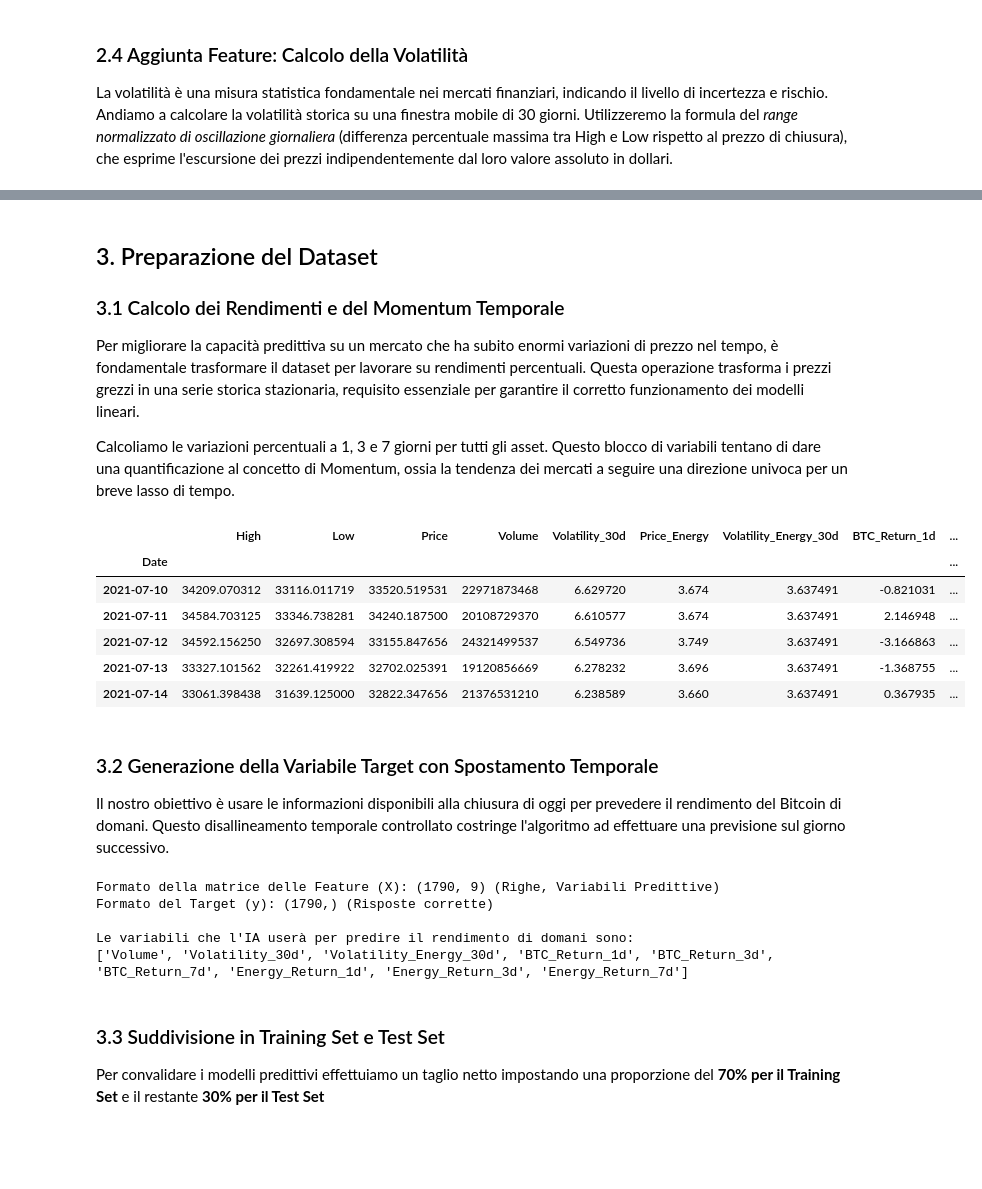
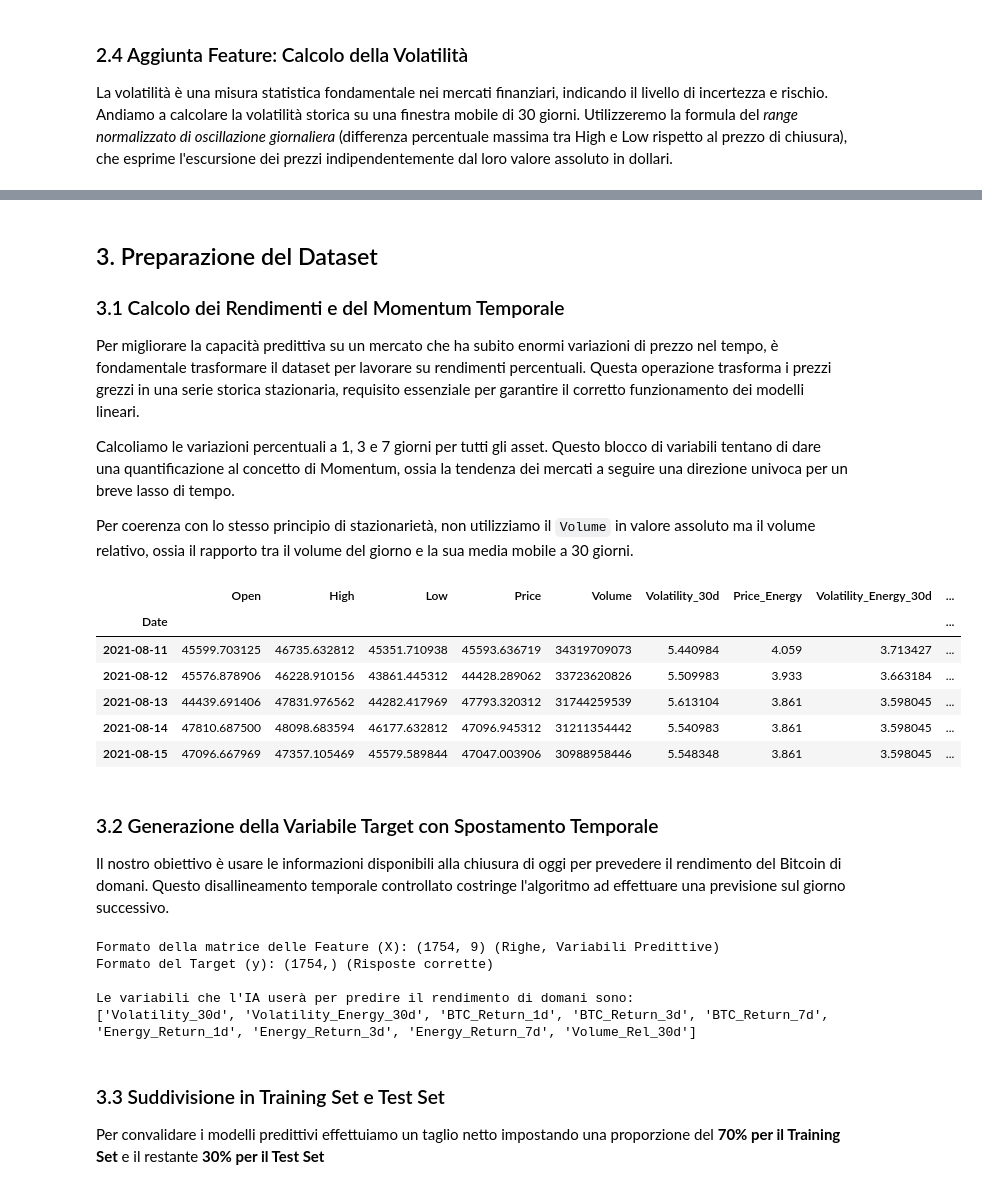
Before and after one commit to TverdohlebEgor/ProgettoDataIntensive, a Jupyter notebook: main.ipynb, the cells around one changed output, grey strips where cells are left out. Cells and saved outputs as stored; diff of their text form; code cells hidden in the pictures; blank space fills up the shorter version.

```diff
--- a/main.ipynb
+++ b/main.ipynb
@@ -49,8 +49,11 @@ Procediamo all'estrazione dei dati storici relativi alla criptovaluta di cui vog
 - `Dividends`: Dividendi distribuiti (tipico delle azioni, non applicabile alle crypto).
 - `Stock Splits`: Frazionamenti azionari (non applicabile alle crypto).
 # %%
+DATA_START = "2021-06-01"
+DATA_END   = "2026-06-01"
+
 btc = yf.Ticker("BTC-USD")
-df = btc.history(period="5y")
+df = btc.history(start=DATA_START, end=DATA_END)
 display(df.tail())
 # %% [output]
 |  | Open | High | Low | Close | Volume | Dividends | Stock Splits |
@@ -108,6 +111,6 @@ Come previsto la differenza media è virtualmente nulla, possiamo quindi rinomin
 # %%
 df = df.rename(columns={'Close': 'Price'})
-df.drop(columns=['Open_Tomorrow', 'Gap_Percentuale', 'Open'], inplace=True)
+df.drop(columns=['Open_Tomorrow', 'Gap_Percentuale'], inplace=True)
 # %% [markdown]
 ### 2.3 Integrazione dei Dati di altre cryptovalute (Ethereum e Solana)
 
@@ -116,10 +119,10 @@ Per arricchire il contesto predittivo dell'algoritmo, andiamo a implementare un'
 Scarichiamo i dati storici di altre due monete virtuali **Ethereum (ETH-USD)** e **Solana (SOL-USD)**, allineandole sul dataset principale.
 # %%
 eth = yf.Ticker("ETH-USD")
-df_eth = eth.history(period="5y")[['Close']].rename(columns={'Close': 'Price_ETH'})
+df_eth = eth.history(start=DATA_START, end=DATA_END)[['Close']].rename(columns={'Close': 'Price_ETH'})
 
 sol = yf.Ticker("SOL-USD")
-df_sol = sol.history(period="5y")[['Close']].rename(columns={'Close': 'Price_SOL'})
+df_sol = sol.history(start=DATA_START, end=DATA_END)[['Close']].rename(columns={'Close': 'Price_SOL'})
 
 df = df.join(df_eth, how='left')
 df = df.join(df_sol, how='left')
@@ -220,6 +223,6 @@ Utilizziamo i Futures del **Gas Naturale (NG=F)** come proxy per determinare l'a
 # %%
 energia = yf.Ticker("NG=F")
-df_energia = energia.history(period="5y")
+df_energia = energia.history(start=DATA_START, end=DATA_END)
 
 df.index = df.index.tz_localize(None)
 df_energia.index = df_energia.index.tz_localize(None)
@@ -234,8 +237,8 @@ if columns_to_drop:
 
 df = df.join(df_energia, how='left')
 
-df['Price_Energy'] = df['Price_Energy'].ffill().bfill()
-df['Volatility_Energy_30d'] = df['Volatility_Energy_30d'].ffill().bfill()
+df['Price_Energy'] = df['Price_Energy'].ffill()
+df['Volatility_Energy_30d'] = df['Volatility_Energy_30d'].ffill()
 
 df = df.dropna()
 
@@ -256,25 +259,29 @@ display(df.head())
 Per migliorare la capacità predittiva su un mercato che ha subito enormi variazioni di prezzo nel tempo, è fondamentale trasformare il dataset per lavorare su rendimenti percentuali. Questa operazione trasforma i prezzi grezzi in una serie storica stazionaria, requisito essenziale per garantire il corretto funzionamento dei modelli lineari.
 
 Calcoliamo le variazioni percentuali a 1, 3 e 7 giorni per tutti gli asset. Questo blocco di variabili tentano di dare una quantificazione al concetto di Momentum, ossia la tendenza dei mercati a seguire una direzione univoca per un breve lasso di tempo.
+
+Per coerenza con lo stesso principio di stazionarietà, non utilizziamo il `Volume` in valore assoluto ma il volume relativo, ossia il rapporto tra il volume del giorno e la sua media mobile a 30 giorni.
 # %%
 df['BTC_Return_1d'] = df['Price'].pct_change(1) * 100
 df['BTC_Return_3d'] = df['Price'].pct_change(3) * 100
 df['BTC_Return_7d'] = df['Price'].pct_change(7) * 100
 
 df['Energy_Return_1d'] = df['Price_Energy'].pct_change(1) * 100
 df['Energy_Return_3d'] = df['Price_Energy'].pct_change(3) * 100
 df['Energy_Return_7d'] = df['Price_Energy'].pct_change(7) * 100
 
+df['Volume_Rel_30d'] = df['Volume'] / df['Volume'].rolling(window=30).mean()
+
 df = df.dropna()
 display(df.head())
 # %% [output]
-|  | High | Low | Price | Volume | Volatility_30d | Price_Energy | Volatility_Energy_30d | BTC_Return_1d | ... |
+|  | Open | High | Low | Price | Volume | Volatility_30d | Price_Energy | Volatility_Energy_30d | ... |
 | Date |  |  |  |  |  |  |  |  | ... |
-| 2021-07-10 | 34209.070312 | 33116.011719 | 33520.519531 | 22971873468 | 6.629720 | 3.674 | 3.637491 | -0.821031 | ... |
-| 2021-07-11 | 34584.703125 | 33346.738281 | 34240.187500 | 20108729370 | 6.610577 | 3.674 | 3.637491 | 2.146948 | ... |
-| 2021-07-12 | 34592.156250 | 32697.308594 | 33155.847656 | 24321499537 | 6.549736 | 3.749 | 3.637491 | -3.166863 | ... |
-| 2021-07-13 | 33327.101562 | 32261.419922 | 32702.025391 | 19120856669 | 6.278232 | 3.696 | 3.637491 | -1.368755 | ... |
-| 2021-07-14 | 33061.398438 | 31639.125000 | 32822.347656 | 21376531210 | 6.238589 | 3.660 | 3.637491 | 0.367935 | ... |
+| 2021-08-11 | 45599.703125 | 46735.632812 | 45351.710938 | 45593.636719 | 34319709073 | 5.440984 | 4.059 | 3.713427 | ... |
+| 2021-08-12 | 45576.878906 | 46228.910156 | 43861.445312 | 44428.289062 | 33723620826 | 5.509983 | 3.933 | 3.663184 | ... |
+| 2021-08-13 | 44439.691406 | 47831.976562 | 44282.417969 | 47793.320312 | 31744259539 | 5.613104 | 3.861 | 3.598045 | ... |
+| 2021-08-14 | 47810.687500 | 48098.683594 | 46177.632812 | 47096.945312 | 31211354442 | 5.540983 | 3.861 | 3.598045 | ... |
+| 2021-08-15 | 47096.667969 | 47357.105469 | 45579.589844 | 47047.003906 | 30988958446 | 5.548348 | 3.861 | 3.598045 | ... |
 # %% [markdown]
 ### 3.2 Generazione della Variabile Target con Spostamento Temporale
 
@@ -282,23 +289,23 @@ Il nostro obiettivo è usare le informazioni disponibili alla chiusura di oggi p
 # %%
 df['Target_BTC_Return_Tomorrow'] = df['BTC_Return_1d'].shift(-1)
 
-# Rimozione dell'ultima riga del dataset, che non possiede un target noto per il giorno successivo
 df = df.dropna()
 
-colonne_da_escludere = ['Target_BTC_Return_Tomorrow', 'High', 'Low', 'Price', 'Price_Energy']
+colonne_da_escludere = ['Target_BTC_Return_Tomorrow', 'High', 'Low', 'Price', 'Price_Energy', 'Open', 'Volume']
 X = df.drop(columns=colonne_da_escludere)
 y = df['Target_BTC_Return_Tomorrow']
 
 print(f"Formato della matrice delle Feature (X): {X.shape} (Righe, Variabili Predittive)")
 print(f"Formato del Target (y): {y.shape} (Risposte corrette)")
-print("\nLe variabili che l'IA userà per predire il rendimento di domani sono:")
+print()
+print("Le variabili che l'IA userà per predire il rendimento di domani sono:")
 print(list(X.columns))
 # %% [output]
-Formato della matrice delle Feature (X): (1790, 9) (Righe, Variabili Predittive)
-Formato del Target (y): (1790,) (Risposte corrette)
+Formato della matrice delle Feature (X): (1754, 9) (Righe, Variabili Predittive)
+Formato del Target (y): (1754,) (Risposte corrette)
 
 Le variabili che l'IA userà per predire il rendimento di domani sono:
-['Volume', 'Volatility_30d', 'Volatility_Energy_30d', 'BTC_Return_1d', 'BTC_Return_3d', 'BTC_Return_7d', 'Energy_Return_1d', 'Energy_Return_3d', 'Energy_Return_7d']
+['Volatility_30d', 'Volatility_Energy_30d', 'BTC_Return_1d', 'BTC_Return_3d', 'BTC_Return_7d', 'Energy_Return_1d', 'Energy_Return_3d', 'Energy_Return_7d', 'Volume_Rel_30d']
 # %% [markdown]
 ### 3.3 Suddivisione in Training Set e Test Set
 
```
Also changed, not shown: parts of 43 cells of this notebook.
